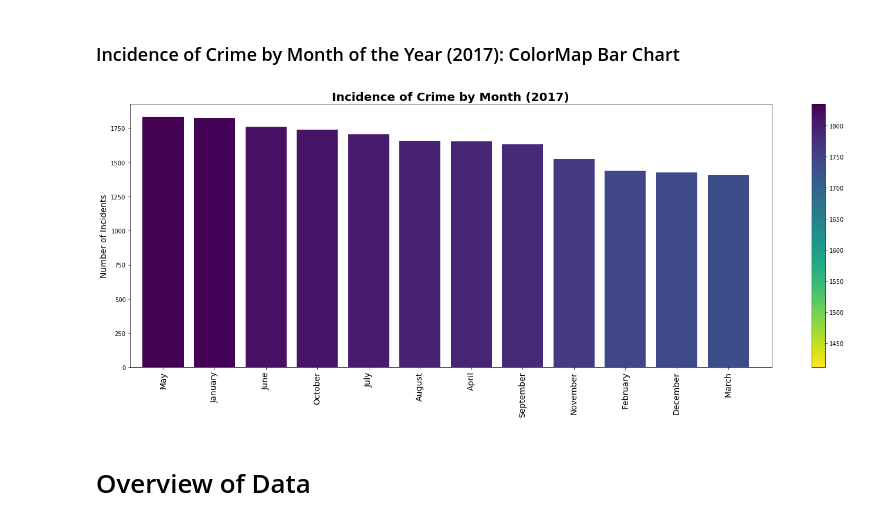
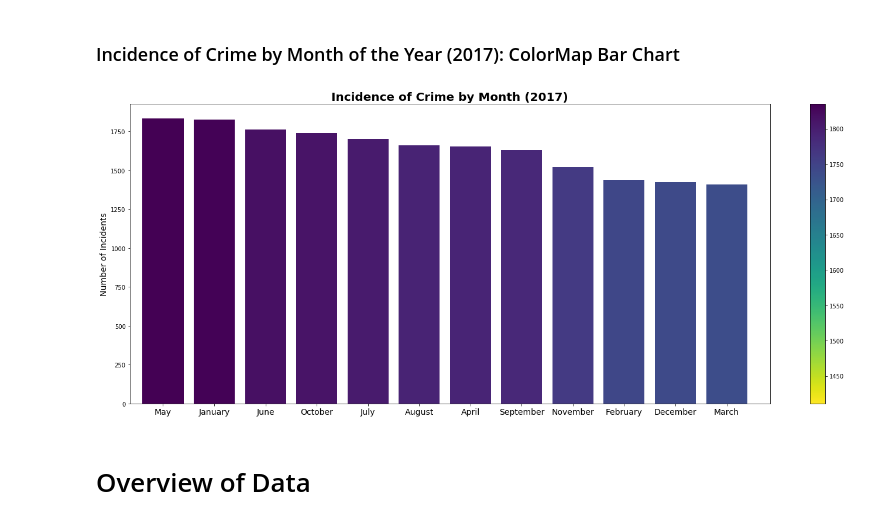
Before and after one commit to poojanagrecha/Crime-and-Poverty-WashingtonD.C, a Jupyter notebook: Merged_Ryan_2.ipynb, the cells around one changed output. Cells and saved outputs as stored; diff of their text form; code cells hidden in the pictures.

```diff
--- a/Merged_Ryan_2.ipynb
+++ b/Merged_Ryan_2.ipynb
@@ -272,34 +272,34 @@ crime_month_df.sort_values('CCN', ascending=False, inplace=True)
 # %%
 #Create x axis
 x_axis = np.arange(len(crime_month_df))
 
 #Figure Size
 plt.figure(figsize=(20,8))
 
 #Colourmap legend (reverse colour_map: viridis_r)
 plot = plt.scatter(crime_month_df.CCN, crime_month_df.CCN, c = crime_month_df.CCN, cmap = 'viridis_r')
 plt.clf()
 plt.colorbar(plot)
 
 #Colourmap (reverse colour map:)
 colors = cm.viridis_r(crime_month_df.CCN / float(max(crime_month_df.CCN)))
 
 tick_locations = [value+0.4 for value in x_axis]
 
 #Plot Graph
 plt.bar(crime_month_df.index, crime_month_df.CCN, color=colors, alpha=1.0, align="edge")
-plt.xticks(tick_locations, crime_month_df.index, rotation="vertical", fontsize=14)
+plt.xticks(tick_locations, crime_month_df.index, rotation=0, fontsize=14)
 plt.ylabel("Number of Incidents", fontsize=14)
 #plt.xlabel("Day in the Month", fontsize=14)
 plt.title("Incidence of Crime by Month (2017)", fontsize=20, fontweight="bold")
 plt.xlim(-0.25, len(crime_month_df)+0.25)
 plt.tight_layout()
 
 #Export Graph to File
 plt.savefig("Images/Incidence_of_Crime_by_Month_2017.png")
 plt.show()
 # %% [output]
-[figure, old version]
+[figure, new version]
 # %% [markdown]
 # Overview of Data
 # %%
```
Also changed, not shown: parts of 8 cells of this notebook, 8 other files.
